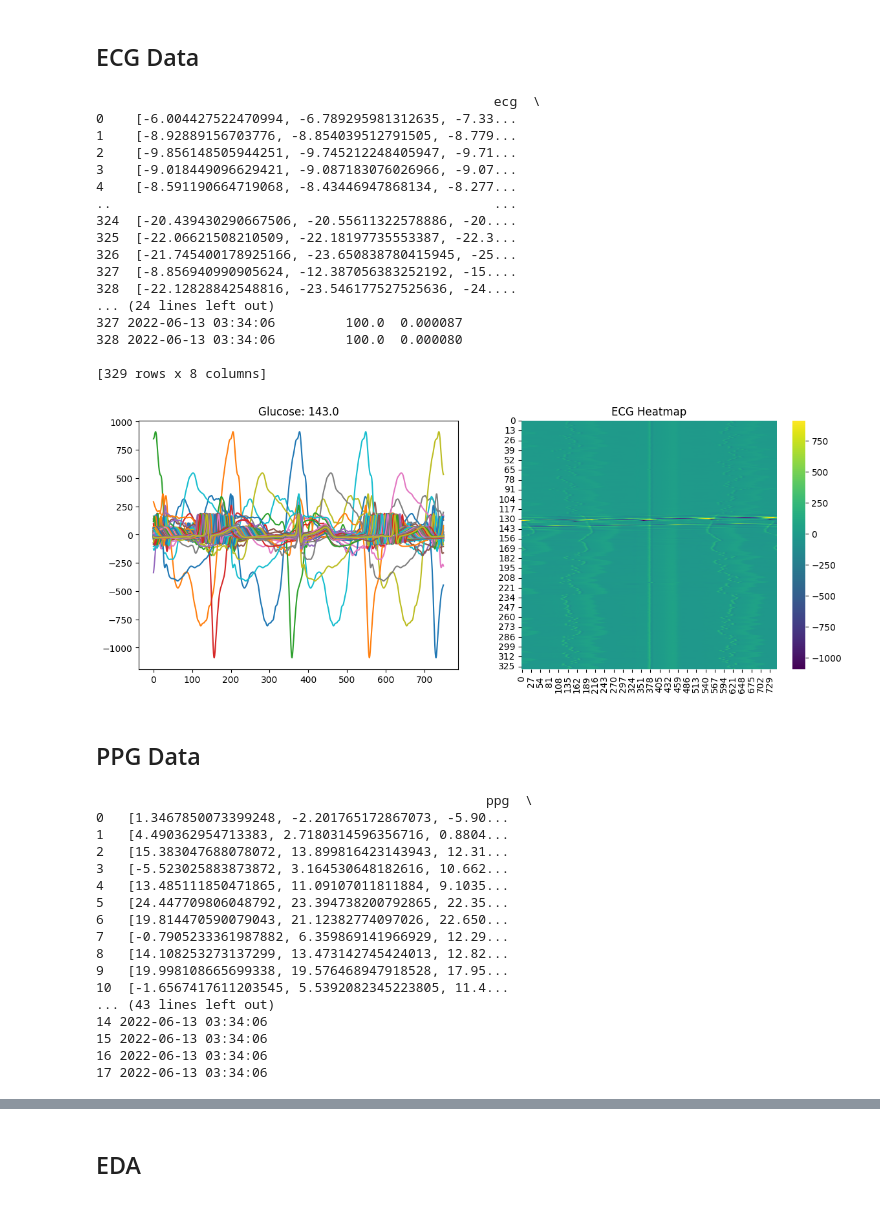
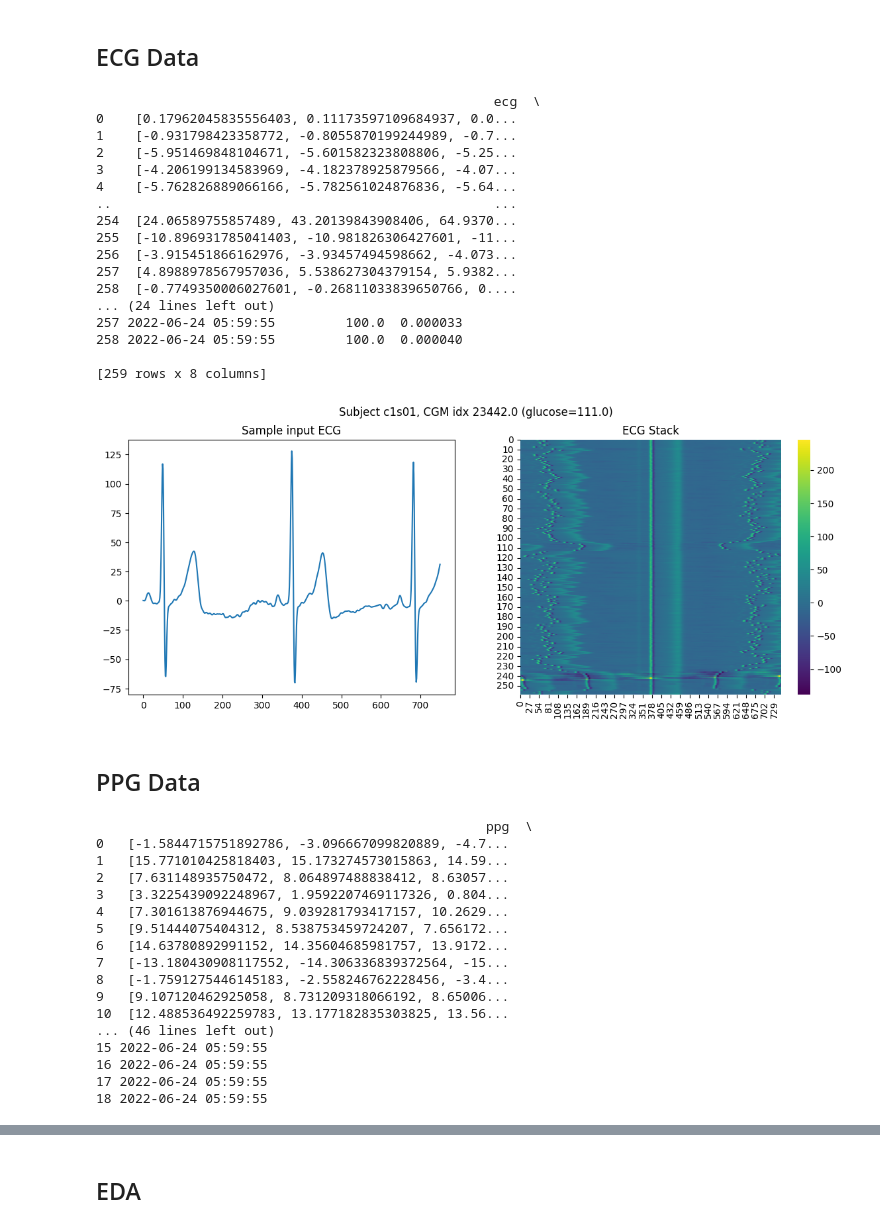
Before and after one commit to PSI-TAMU/PhysioCGM, a Jupyter notebook: hypoglycemia_prediction/notebooks/preprocess.ipynb, the cells around one changed output, grey strips where cells are left out. Saved outputs shown, nothing was run; the diff lists cells and outputs as text; code cells hidden in the pictures.

```diff
--- a/hypoglycemia_prediction/notebooks/preprocess.ipynb
+++ b/hypoglycemia_prediction/notebooks/preprocess.ipynb
@@ -8,7 +9,9 @@ import numpy as np
 import seaborn as sns
 import matplotlib.pyplot as plt
 # %%
-cgm_data = pd.read_pickle('../../dataset/processed/c1s01/1000.pkl')
+subject_id = 'c1s01'
+# cgm_data = pd.read_pickle('../../dataset/processed/c1s01/1.pkl')
+cgm_data = pd.read_pickle('../../dataset/processed/c1s01/1863.pkl')
 
 cgm_idx = cgm_data['Index']
 cgm_timestamp = cgm_data['Timestamp']
@@ -62,37 +85,39 @@ clean_extracted_ecg = clean_extracted_ecg.sort_values('start_t')
 print(clean_extracted_ecg)
 # %% [output]
                                                    ecg  \
-0    [-6.004427522470994, -6.789295981312635, -7.33...
-1    [-8.92889156703776, -8.854039512791505, -8.779...
-2    [-9.856148505944251, -9.745212248405947, -9.71...
-3    [-9.018449096629421, -9.087183076026966, -9.07...
-4    [-8.591190664719068, -8.43446947868134, -8.277...
+0    [0.17962045835556403, 0.11173597109684937, 0.0...
+1    [-0.931798423358772, -0.8055870199244989, -0.7...
+2    [-5.951469848104671, -5.601582323808806, -5.25...
+3    [-4.206199134583969, -4.182378925879566, -4.07...
+4    [-5.762826889066166, -5.782561024876836, -5.64...
 ..                                                 ...
-324  [-20.439430290667506, -20.55611322578886, -20....
-325  [-22.06621508210509, -22.18197735553387, -22.3...
-326  [-21.745400178925166, -23.650838780415945, -25...
-327  [-8.856940990905624, -12.387056383252192, -15....
-328  [-22.12828842548816, -23.546177527525636, -24....
+254  [24.06589755857489, 43.20139843908406, 64.9370...
+255  [-10.896931785041403, -10.981826306427601, -11...
+256  [-3.915451866162976, -3.93457494598662, -4.073...
+257  [4.8988978567957036, 5.538627304379154, 5.9382...
+258  [-0.7749350006027601, -0.26811033839650766, 0....
 ... (24 lines left out)
-327 2022-06-13 03:34:06         100.0  0.000087
-328 2022-06-13 03:34:06         100.0  0.000080
+257 2022-06-24 05:59:55         100.0  0.000033
+258 2022-06-24 05:59:55         100.0  0.000040
 
-[329 rows x 8 columns]
+[259 rows x 8 columns]
 # %%
 fig, axs = plt.subplots(1, 2, figsize=(14, 5))
-for i in range(clean_extracted_ecg.shape[0]):
-    axs[0].plot(clean_extracted_ecg['ecg'][i])
-axs[0].set_title(f'Glucose: {clean_extracted_ecg["glucose"][i]}')
+# for i in range(clean_extracted_ecg.shape[0]):
+axs[0].plot(clean_extracted_ecg['ecg'][0])
+axs[0].set_title('Sample input ECG')
 
 heat_map = np.zeros((clean_extracted_ecg.shape[0], clean_extracted_ecg['ecg'][0].shape[0]))
 for i in range(clean_extracted_ecg.shape[0]):
     heat_map[i, :] = clean_extracted_ecg['ecg'][i]
 
 sns.heatmap(heat_map, ax=axs[1], cmap='viridis')
-axs[1].set_title('ECG Heatmap')
+axs[1].set_title('ECG Stack')
+
+fig.suptitle('Subject {}, CGM idx {} (glucose={})'.format(subject_id, cgm_idx, cgm_glucose))
 plt.show()
 # %% [output]
-[figure, old version]
+[figure, new version]
 # %% [markdown]
 ## PPG Data
 # %%
@@ -129,21 +154,21 @@ extracted_ppg = pd.DataFrame(extracted_ppg)
 print(extracted_ppg)
 # %% [output]
                                                   ppg  \
-0   [1.3467850073399248, -2.201765172867073, -5.90...
-1   [4.490362954713383, 2.7180314596356716, 0.8804...
-2   [15.383047688078072, 13.899816423143943, 12.31...
-3   [-5.523025883873872, 3.164530648182616, 10.662...
-4   [13.485111850471865, 11.09107011811884, 9.1035...
-5   [24.447709806048792, 23.394738200792865, 22.35...
-6   [19.814470590079043, 21.12382774097026, 22.650...
-7   [-0.7905233361987882, 6.359869141966929, 12.29...
-8   [14.108253273137299, 13.473142745424013, 12.82...
-9   [19.998108665699338, 19.576468947918528, 17.95...
-10  [-1.6567417611203545, 5.5392082345223805, 11.4...
-... (43 lines left out)
-14 2022-06-13 03:34:06
-15 2022-06-13 03:34:06
-16 2022-06-13 03:34:06
-17 2022-06-13 03:34:06
+0   [-1.5844715751892786, -3.096667099820889, -4.7...
+1   [15.771010425818403, 15.173274573015863, 14.59...
+2   [7.631148935750472, 8.064897488838412, 8.63057...
+3   [3.3225439092248967, 1.9592207469117326, 0.804...
+4   [7.301613876944675, 9.039281793417157, 10.2629...
+5   [9.51444075404312, 8.538753459724207, 7.656172...
+6   [14.63780892991152, 14.35604685981757, 13.9172...
+7   [-13.180430908117552, -14.306336839372564, -15...
+8   [-1.7591275446145183, -2.558246762228456, -3.4...
+9   [9.107120462925058, 8.731209318066192, 8.65006...
+10  [12.488536492259783, 13.177182835303825, 13.56...
+... (46 lines left out)
+15 2022-06-24 05:59:55
+16 2022-06-24 05:59:55
+17 2022-06-24 05:59:55
+18 2022-06-24 05:59:55
 # %%
 fig, axs = plt.subplots(1, 2, figsize=(14, 5))
```
Also changed, not shown: parts of 8 cells of this notebook, 19 other files.
